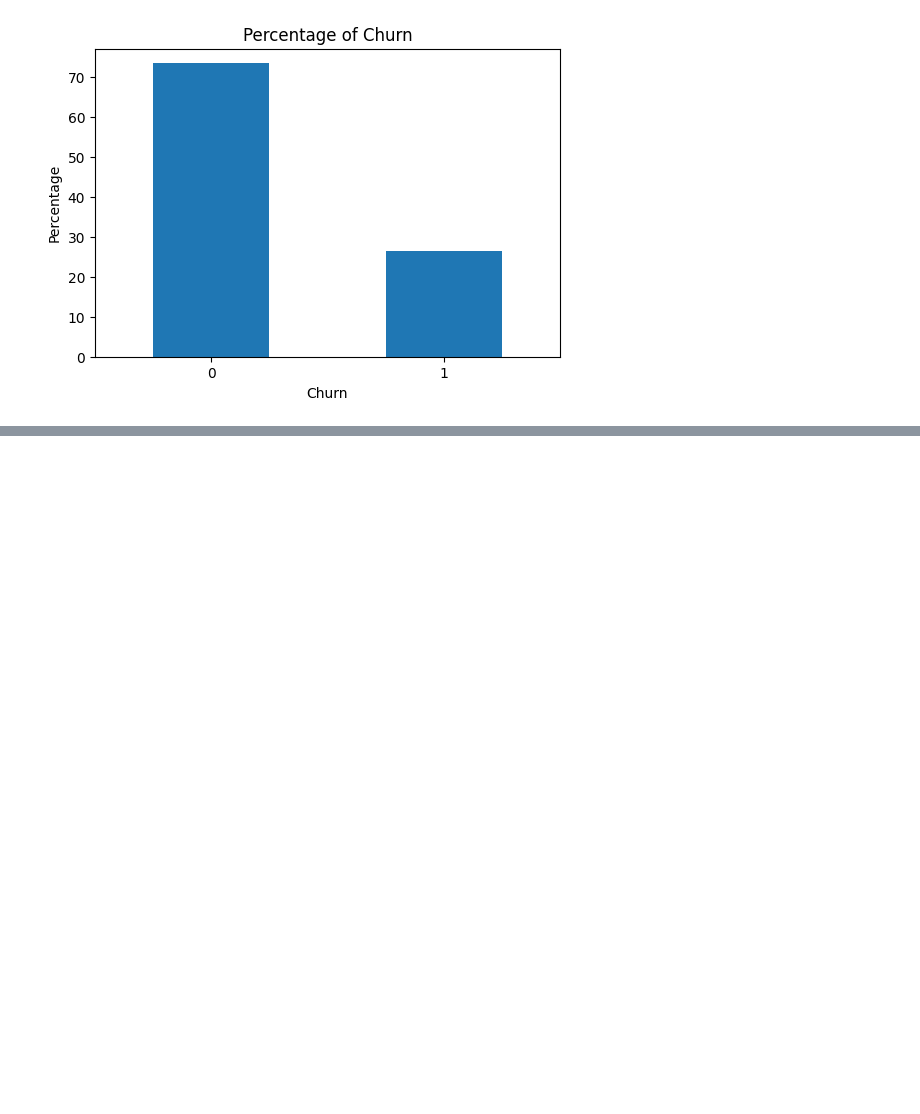
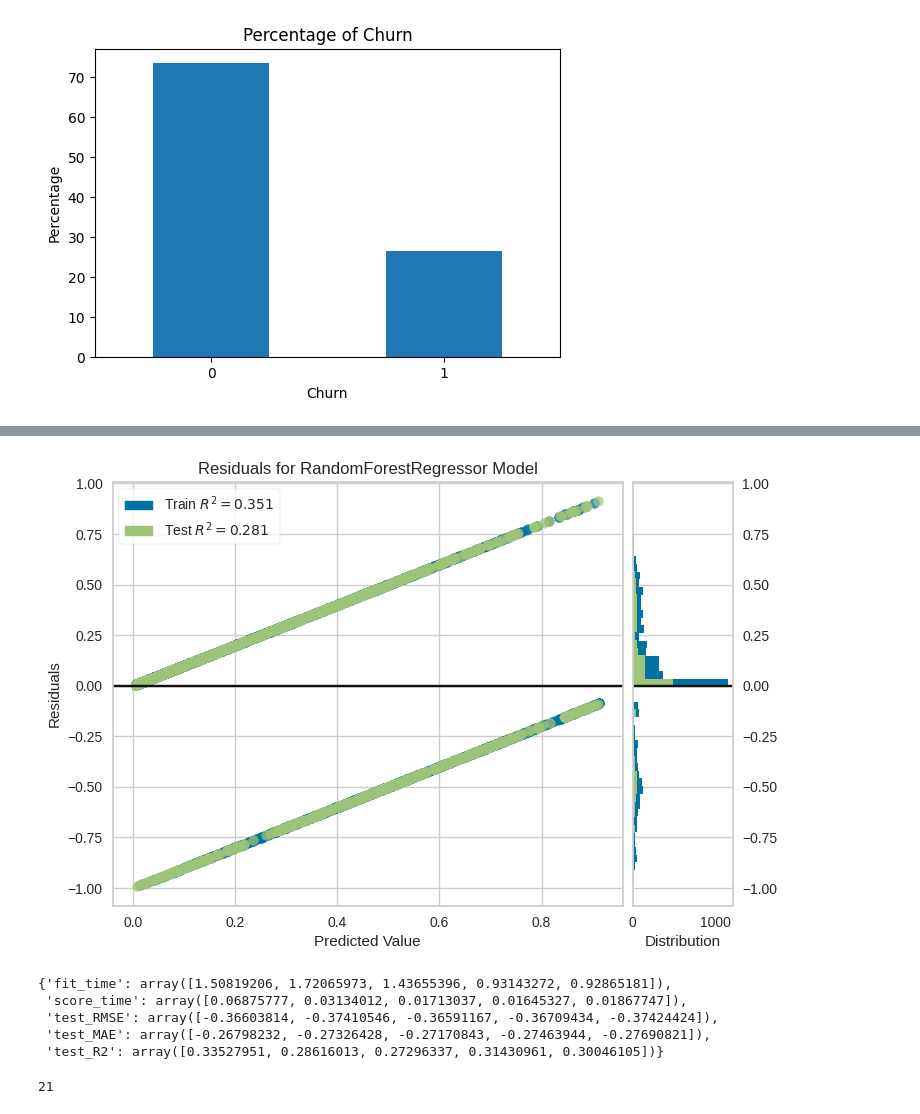
Before and after one commit to ADYGAMI/Challenge_TelecomX_LATAM---Parte-2, a Jupyter notebook: TelecomX_LATAM_Parte_2.ipynb, the cells around one changed output, grey strips where cells are left out. Cells and saved outputs as stored; diff of their text form; code cells hidden in the pictures; blank space fills up the shorter version.

```diff
--- a/TelecomX_LATAM_Parte_2.ipynb
+++ b/TelecomX_LATAM_Parte_2.ipynb
@@ -79,0 +176,28 @@ plt.show()
+# %%
+from yellowbrick.regressor import residuals_plot
+
+viz = residuals_plot(modelo, X_train, y_train, X_test, y_test);
+# %% [output]
+[figure, added]
+# %%
+from sklearn.model_selection import KFold, cross_validate
+
+scoring = {
+    'RMSE':'neg_root_mean_squared_error',
+    'MAE':'neg_mean_absolute_error',
+    'R2':'r2'
+}
+
+cv = KFold(n_splits=5,shuffle=True, random_state=42)
+cv_results = cross_validate(modelo, X_train, y_train, scoring=scoring, cv=cv)
+cv_results
+# %% [output]
+{'fit_time': array([1.50819206, 1.72065973, 1.43655396, 0.93143272, 0.92865181]),
+ 'score_time': array([0.06875777, 0.03134012, 0.01713037, 0.01645327, 0.01867747]),
+ 'test_RMSE': array([-0.36603814, -0.37410546, -0.36591167, -0.36709434, -0.37424424]),
+ 'test_MAE': array([-0.26798232, -0.27326428, -0.27170843, -0.27463944, -0.27690821]),
+ 'test_R2': array([0.33527951, 0.28616013, 0.27296337, 0.31430961, 0.30046105])}
+# %%
+len(df.columns)
+# %% [output]
+21
```
Also changed, not shown: parts of 30 cells of this notebook.
